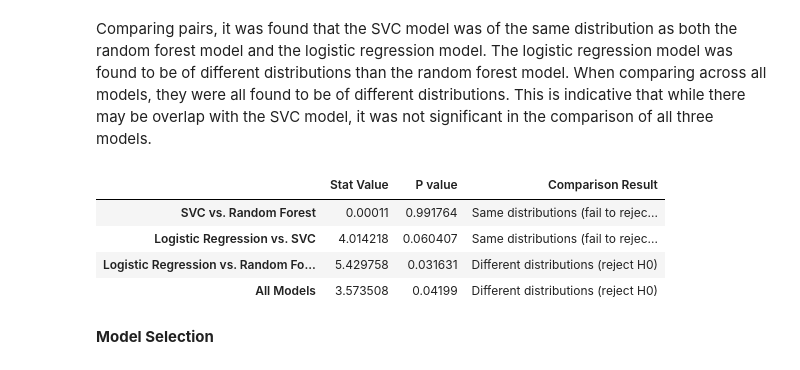
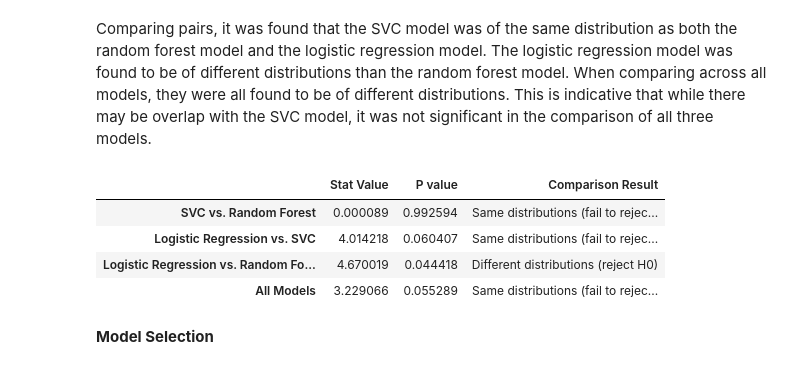
Before and after one commit to sharyar/vigilant-meme, a Jupyter notebook: task2_notebook.ipynb, the cells around one changed output. Saved outputs shown, nothing was run; the diff lists cells and outputs as text; code cells hidden in the pictures.

```diff
--- a/task2_notebook.ipynb
+++ b/task2_notebook.ipynb
@@ -352,27 +385,27 @@ def ANOVA_test(list_of_models):
 Comparing pairs, it was found that the SVC model was of the same distribution as both the random forest model and the logistic regression model. The logistic regression model was found to be of different distributions than the random forest model. When comparing across all models, they were all found to be of different distributions. This is indicative that while there may be overlap with the SVC model, it was not significant in the comparison of all three models.
 # %%
 # Compare svc soft model and random forest model
-svc_vs_forest = ANOVA_test([svc_rbf_model_scores, random_forest_25_scores])
+svc_vs_forest = ANOVA_test([svc_rbf_model_scores, random_forest_100_scores])
 logreg_vs_svc = ANOVA_test([logreg_scaled_scores, svc_rbf_model_scores])
-logreg_vs_forest = ANOVA_test([logreg_scaled_scores, random_forest_25_scores])
-all_model_compare = ANOVA_test([logreg_scaled_scores, random_forest_25_scores, svc_rbf_model_scores])
+logreg_vs_forest = ANOVA_test([logreg_scaled_scores, random_forest_100_scores])
+all_model_compare = ANOVA_test([logreg_scaled_scores, random_forest_100_scores, svc_rbf_model_scores])
 
 # Print the mean value of the scores to find best performing model
 comparison_values = {
     'SVC vs. Random Forest': svc_vs_forest,
     'Logistic Regression vs. SVC': logreg_vs_svc,
     'Logistic Regression vs. Random Forest': logreg_vs_forest,
     'All Models': all_model_compare,
 }
 
 row_names = ['Stat Value', 'P value', 'Comparison Result']
 pd.DataFrame(comparison_values, index=row_names).transpose()
 # %% [output]
 |  | Stat Value | P value | Comparison Result |
-| SVC vs. Random Forest | 0.00011 | 0.991764 | Same distributions (fail to rejec... |
+| SVC vs. Random Forest | 0.000089 | 0.992594 | Same distributions (fail to rejec... |
 | Logistic Regression vs. SVC | 4.014218 | 0.060407 | Same distributions (fail to rejec... |
-| Logistic Regression vs. Random Fo... | 5.429758 | 0.031631 | Different distributions (reject H0) |
-| All Models | 3.573508 | 0.04199 | Different distributions (reject H0) |
+| Logistic Regression vs. Random Fo... | 4.670019 | 0.044418 | Different distributions (reject H0) |
+| All Models | 3.229066 | 0.055289 | Same distributions (fail to rejec... |
 # %% [markdown]
 **Model Selection**
 # %% [markdown]
```
Also changed, not shown: parts of 12 cells of this notebook.
